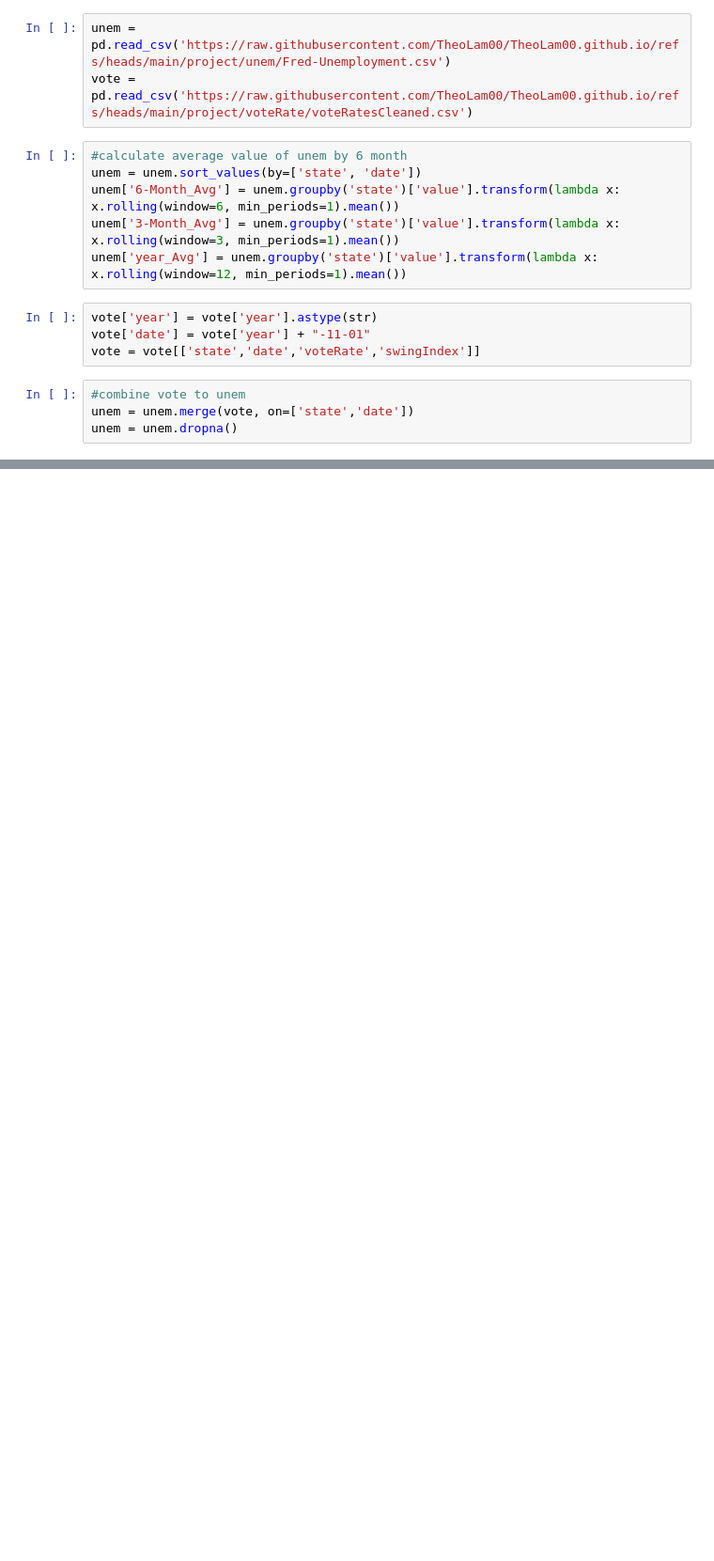
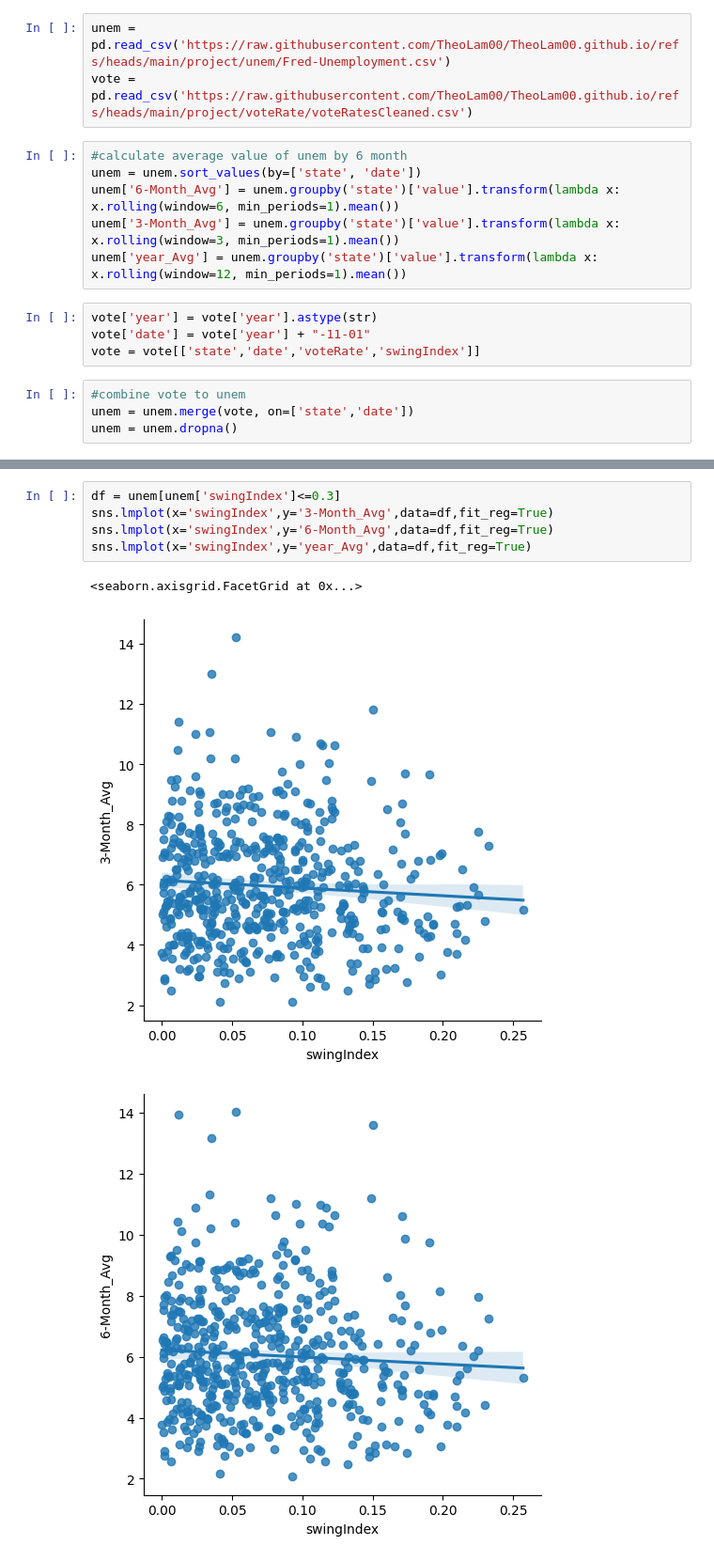
Before and after one commit to TheoLam00/TheoLam00.github.io, a Jupyter notebook: project/unem/unem&swing&voteRate.ipynb, the cells around one changed output, grey strips where cells are left out. Shown: that part at 94% size. Saved outputs shown, nothing was run; the diff lists cells and outputs as text; blank space fills up the shorter version.

```diff
--- a/project/unem/unem&swing&voteRate.ipynb
+++ b/project/unem/unem&swing&voteRate.ipynb
@@ -49,0 +32,9 @@ plt.show()
+# %%
+df = unem[unem['swingIndex']<=0.3]
+sns.lmplot(x='swingIndex',y='3-Month_Avg',data=df,fit_reg=True)
+sns.lmplot(x='swingIndex',y='6-Month_Avg',data=df,fit_reg=True)
+sns.lmplot(x='swingIndex',y='year_Avg',data=df,fit_reg=True)
+# %% [output]
+<seaborn.axisgrid.FacetGrid at 0x...>
+[figure, added]
+[figure, added]
```
Also changed, not shown: parts of 6 cells of this notebook.
